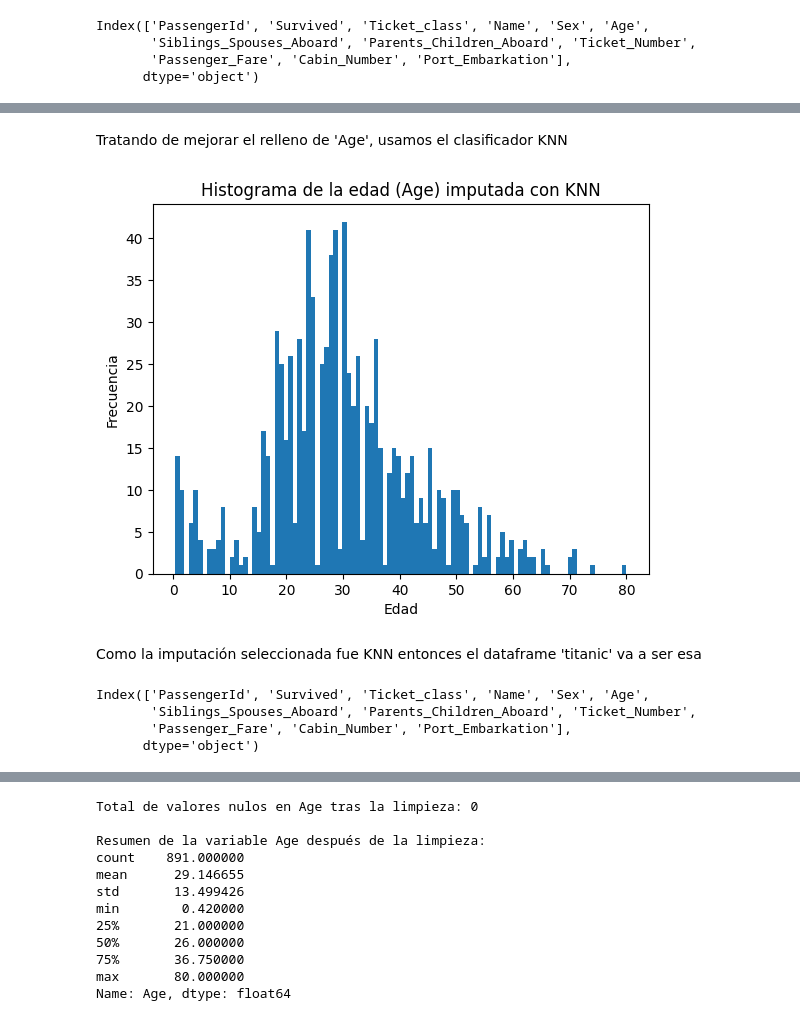
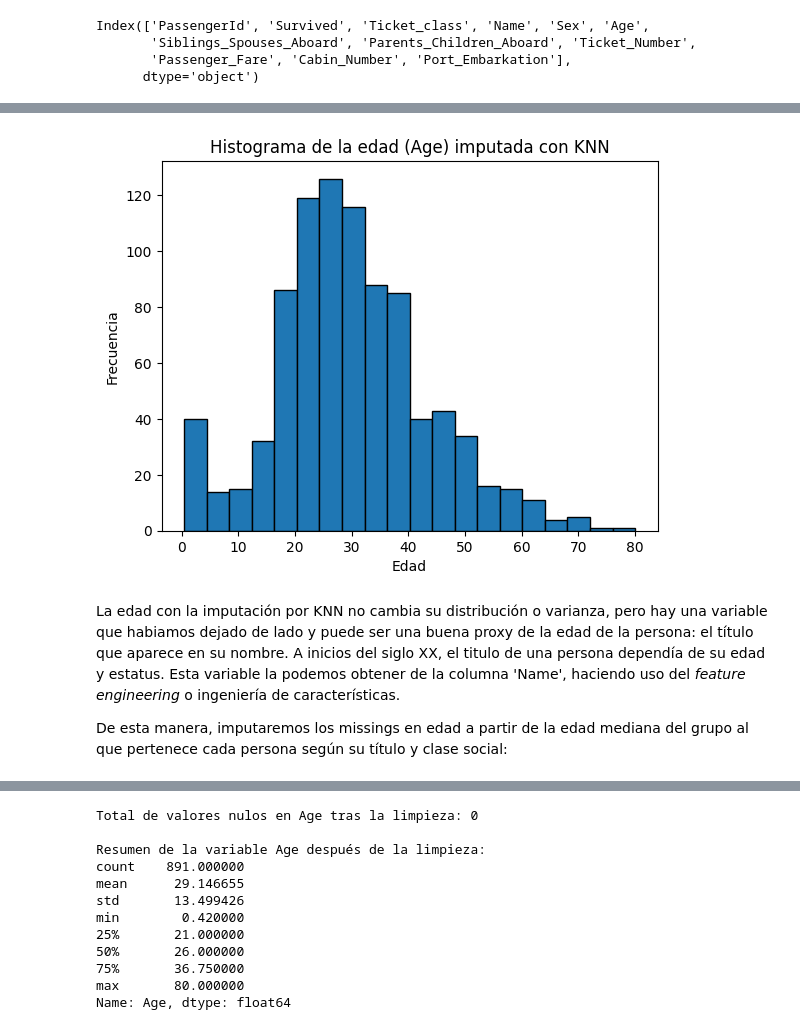
Before and after one commit to SaraMR9/Maestria---Fundamentos-en-ciencia-de-datos, a Jupyter notebook: titanic.ipynb, the cells around one changed output, grey strips where cells are left out. Saved outputs shown, nothing was run; the diff lists cells and outputs as text; code cells hidden in the pictures.

```diff
--- a/titanic.ipynb
+++ b/titanic.ipynb
@@ -173,44 +192,24 @@ plt.show()
-# %% [markdown]
-Tratando de mejorar el relleno de 'Age', usamos el clasificador KNN
 # %%
 from sklearn.impute import KNNImputer
 
 features = ["Pclass", "Sex", "SibSp", "Parch", "Fare"]
 
 df_knn = titanic_dataset.copy()
 df_knn["Sex"] = df_knn["Sex"].map({"male": 0, "female": 1})
 
 imputer = KNNImputer(n_neighbors=5)
 df_knn["Age"] = imputer.fit_transform(df_knn[features + ["Age"]])[:, -1]
 
 #Plot del nuevo histograma de la edad con KNN
-plt.hist(df_knn["Age"], bins=100)
+plt.hist(df_knn["Age"], bins=20, edgecolor='black')
 plt.xlabel("Edad")
 plt.ylabel("Frecuencia")
 plt.title("Histograma de la edad (Age) imputada con KNN")
 
 plt.show()
 # %% [output]
-[figure, old version]
+[figure, new version]
 # %% [markdown]
-Como la imputación seleccionada fue KNN entonces el dataframe 'titanic' va a ser esa
+La edad con la imputación por KNN no cambia su distribución o varianza, pero hay una variable que habiamos dejado de lado y puede ser una buena proxy de la edad de la persona: el título que aparece en su nombre. A inicios del siglo XX, el titulo de una persona dependía de su edad y estatus. Esta variable la podemos obtener de la columna 'Name', haciendo uso del _feature engineering_ o ingeniería de características.
+
+De esta manera, imputaremos los missings en edad a partir de la edad mediana del grupo al que pertenece cada persona según su título y clase social:
-# %%
-titanic = df_knn.copy()
-
-# Renombrar usando nombres más estándar (sin caracteres especiales)
-titanic = titanic.rename(columns={
-    "Pclass": "Ticket_class",
-    "SibSp": "Siblings_Spouses_Aboard",
-    "Parch": "Parents_Children_Aboard",
-    "Ticket": "Ticket_Number",
-    "Fare": "Passenger_Fare",
-    "Cabin": "Cabin_Number",
-    "Embarked": "Port_Embarkation"
-})
-
-titanic.columns
-# %% [output]
-Index(['PassengerId', 'Survived', 'Ticket_class', 'Name', 'Sex', 'Age',
-       'Siblings_Spouses_Aboard', 'Parents_Children_Aboard', 'Ticket_Number',
-       'Passenger_Fare', 'Cabin_Number', 'Port_Embarkation'],
-      dtype='object')
```
Also changed, not shown: parts of 62 cells of this notebook.
